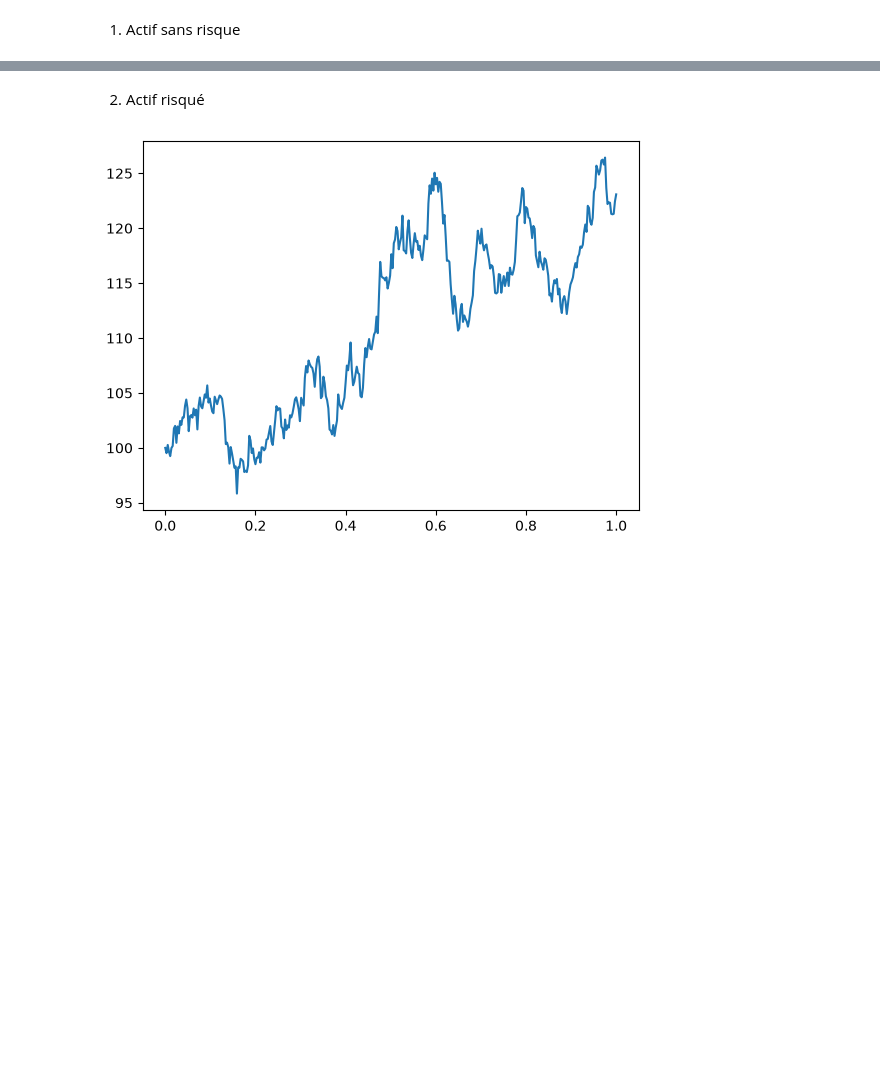
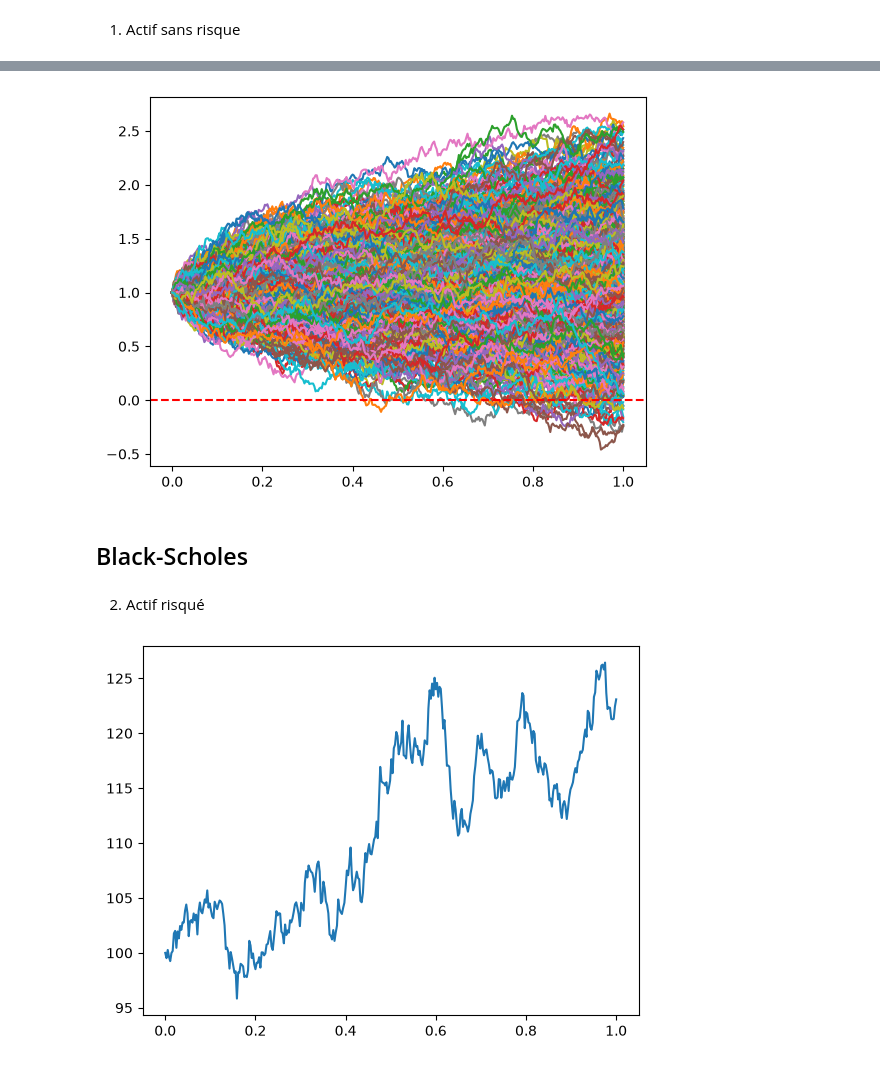
Before and after one commit to voegtlejules/heston_model, a Jupyter notebook: notebooks/PIR.ipynb, the cells around one changed output, grey strips where cells are left out. Drawn from its saved outputs; the diff is of its cells as text; code cells hidden in the pictures; blank space fills up the shorter version.

```diff
--- a/notebooks/PIR.ipynb
+++ b/notebooks/PIR.ipynb
@@ -54,3 +74,13 @@ plt.show()
+# %%
+for i in range(1000):
+    S= risky_asset(T_test,n_test,tendance,r,volatilite)
+    plt.plot(t,S)
+plt.axhline(0, color='red', linestyle='--', linewidth=1.5, label="Barrière $S = 0$")
+plt.show()
+# %% [output]
+[figure, added]
+# %% [markdown]
+## Black-Scholes
 # %% [markdown]
 2. Actif risqué
 # %%
```
Also changed, not shown: parts of 9 cells of this notebook.
